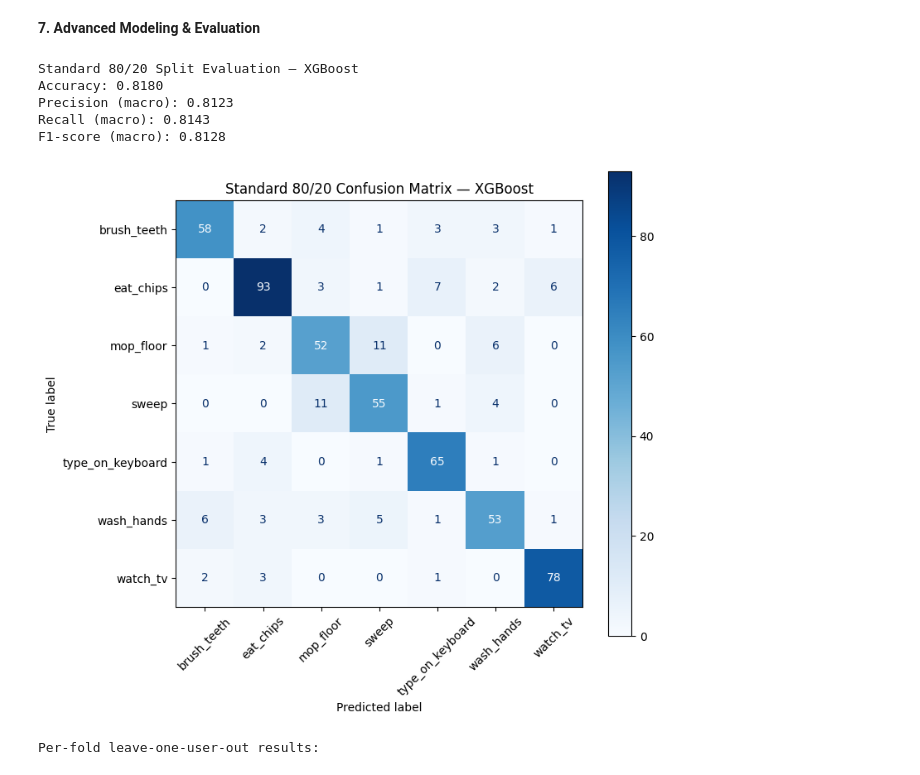
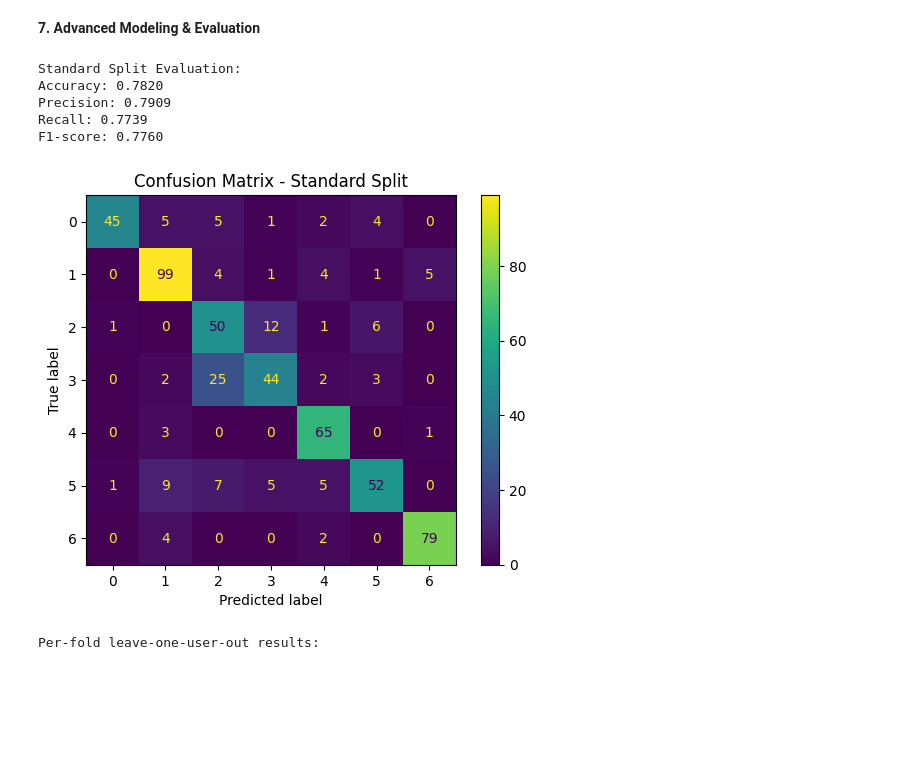
Before and after one commit to jaye311/CS156-Intro-To-AI-Project, a Jupyter notebook: main.ipynb, the cells around one changed output. Cells and saved outputs as stored; diff of their text form; code cells hidden in the pictures; blank space fills up the shorter version.

```diff
--- a/main.ipynb
+++ b/main.ipynb
@@ -1035,66 +1033,46 @@ __7. Advanced Modeling & Evaluation__
 # %%
 from sklearn.model_selection import train_test_split
 from sklearn.metrics import accuracy_score, precision_score, recall_score, f1_score, confusion_matrix, ConfusionMatrixDisplay
 from sklearn.utils.class_weight import compute_sample_weight
-from xgboost import XGBClassifier
 import matplotlib.pyplot as plt
 
-# Standard 80/20 stratified split for final XGBoost evaluation
-X_train, X_test, y_train, y_test = train_test_split(
-    X,
-    y,
-    test_size=0.2,
-    random_state=42,
-    stratify=y
-)
+# 80/20 split
+X_train, X_test, y_train, y_test = train_test_split(X, y, test_size=0.2, random_state=42)
 
-xgb_standard = XGBClassifier(
-    objective="multi:softprob",
-    eval_metric="mlogloss",
-    n_estimators=600,
-    max_depth=3,
-    learning_rate=0.03,
-    subsample=0.8,
-    colsample_bytree=0.7,
-    reg_lambda=5.0,
-    gamma=1.0,
-    min_child_weight=10,
-    random_state=42,
-    n_jobs=-1,
-)
+# Random Forest is safest
+from sklearn.ensemble import RandomForestClassifier
 
-sample_weights = compute_sample_weight(class_weight="balanced", y=y_train)
-xgb_standard.fit(X_train, y_train, sample_weight=sample_weights)
+model = RandomForestClassifier(n_estimators=100, random_state=42)
+sw = compute_sample_weight(class_weight='balanced', y=y_train)
+model.fit(X_train, y_train, sample_weight=sw)
 
-y_pred_standard = xgb_standard.predict(X_test)
+y_pred = model.predict(X_test)
 
-accuracy = accuracy_score(y_test, y_pred_standard)
-precision = precision_score(y_test, y_pred_standard, average="macro", zero_division=0)
-recall = recall_score(y_test, y_pred_standard, average="macro", zero_division=0)
-f1 = f1_score(y_test, y_pred_standard, average="macro", zero_division=0)
+# Metrics
+accuracy = accuracy_score(y_test, y_pred)
+precision = precision_score(y_test, y_pred, average='macro')
+recall = recall_score(y_test, y_pred, average='macro')
+f1 = f1_score(y_test, y_pred, average='macro')
 
-print("Standard 80/20 Split Evaluation — XGBoost")
+print("Standard Split Evaluation:")
 print(f"Accuracy: {accuracy:.4f}")
-print(f"Precision (macro): {precision:.4f}")
-print(f"Recall (macro): {recall:.4f}")
-print(f"F1-score (macro): {f1:.4f}")
+print(f"Precision: {precision:.4f}")
+print(f"Recall: {recall:.4f}")
+print(f"F1-score: {f1:.4f}")
 
-cm_standard = confusion_matrix(y_test, y_pred_standard)
-disp = ConfusionMatrixDisplay(confusion_matrix=cm_standard, display_labels=le.classes_)
-
-fig, ax = plt.subplots(figsize=(8, 7))
-disp.plot(ax=ax, xticks_rotation=45, cmap="Blues", colorbar=True)
-plt.title("Standard 80/20 Confusion Matrix — XGBoost")
-plt.tight_layout()
-plt.savefig("confusion-standard-xgboost.png", dpi=300, bbox_inches="tight")
+# Confusion Matrix
+cm = confusion_matrix(y_test, y_pred)
+disp = ConfusionMatrixDisplay(confusion_matrix=cm)
+disp.plot()
+plt.title("Confusion Matrix - Standard Split")
 plt.show()
 # %% [output]
-Standard 80/20 Split Evaluation — XGBoost
-Accuracy: 0.8180
-Precision (macro): 0.8123
-Recall (macro): 0.8143
-F1-score (macro): 0.8128
+Standard Split Evaluation:
+Accuracy: 0.7820
+Precision: 0.7909
+Recall: 0.7739
+F1-score: 0.7760
-[figure, old version]
+[figure, new version]
 # %%
 from sklearn.model_selection import GroupKFold
 from sklearn.metrics import accuracy_score, precision_score, recall_score, f1_score
```
Also changed, not shown: parts of 9 cells of this notebook.
